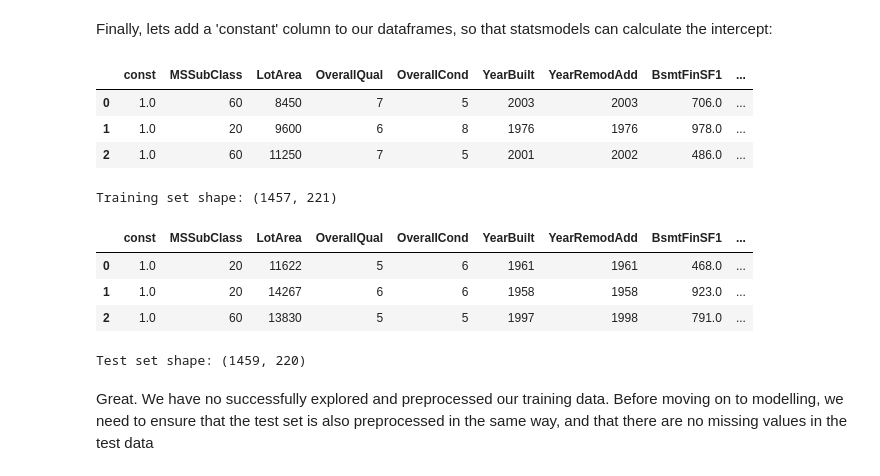
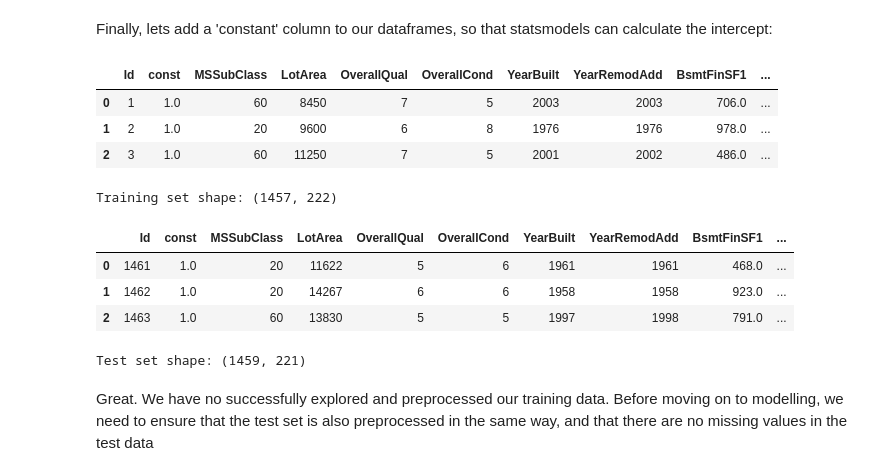
Before and after one commit to arikatz123/house-prices-ml, a Jupyter notebook: notebooks/dataexploration_01.ipynb, the cells around one changed output. Drawn from its saved outputs; the diff is of its cells as text; code cells hidden in the pictures.

```diff
--- a/notebooks/dataexploration_01.ipynb
+++ b/notebooks/dataexploration_01.ipynb
@@ -647,30 +647,38 @@ Finally, lets add a 'constant' column to our dataframes, so that statsmodels can
 # %%
 # Add intercept to training set
 train = sm.add_constant(train, has_constant='add')
 
 # Add intercept to test set
 test = sm.add_constant(test, has_constant='add')
 
-# We can also remove the 'Id' column, as it is not a useful feature
-train = train.drop(['Id'], axis=1)
-test = test.drop(['Id'], axis=1)
+# Rearrange columns so that ID is the first column and SalePrice is the last column
+cols = train.columns.tolist()  # Get the list of columns in the training set
+cols.insert(0, cols.pop(cols.index('Id')))  # Move 'Id' to the front
+cols.append(cols.pop(cols.index('SalePrice')))  # Move 'SalePrice' to the end
+train = train[cols]  # Reorder the training set columns
+
+# Now do the same with the test set (without SalePrice)
+cols = test.columns.tolist()  # Get the list of columns in the test set
+cols.insert(0, cols.pop(cols.index('Id')))  # Move 'Id' to the front
+test = test[cols]  # Reorder the test set columns
+
 
 display(train.head(3))
 print("Training set shape:", train.shape)  # Print the shape of the training set
 
 display(test.head(3))
 print("Test set shape:", test.shape)        # Print the shape of the test set
 # %% [output]
-|  | const | MSSubClass | LotArea | OverallQual | OverallCond | YearBuilt | YearRemodAdd | BsmtFinSF1 | ... |
-| 0 | 1.0 | 60 | 8450 | 7 | 5 | 2003 | 2003 | 706.0 | ... |
-| 1 | 1.0 | 20 | 9600 | 6 | 8 | 1976 | 1976 | 978.0 | ... |
-| 2 | 1.0 | 60 | 11250 | 7 | 5 | 2001 | 2002 | 486.0 | ... |
+|  | Id | const | MSSubClass | LotArea | OverallQual | OverallCond | YearBuilt | YearRemodAdd | BsmtFinSF1 | ... |
+| 0 | 1 | 1.0 | 60 | 8450 | 7 | 5 | 2003 | 2003 | 706.0 | ... |
+| 1 | 2 | 1.0 | 20 | 9600 | 6 | 8 | 1976 | 1976 | 978.0 | ... |
+| 2 | 3 | 1.0 | 60 | 11250 | 7 | 5 | 2001 | 2002 | 486.0 | ... |
-Training set shape: (1457, 221)
+Training set shape: (1457, 222)
-|  | const | MSSubClass | LotArea | OverallQual | OverallCond | YearBuilt | YearRemodAdd | BsmtFinSF1 | ... |
-| 0 | 1.0 | 20 | 11622 | 5 | 6 | 1961 | 1961 | 468.0 | ... |
-| 1 | 1.0 | 20 | 14267 | 6 | 6 | 1958 | 1958 | 923.0 | ... |
-| 2 | 1.0 | 60 | 13830 | 5 | 5 | 1997 | 1998 | 791.0 | ... |
+|  | Id | const | MSSubClass | LotArea | OverallQual | OverallCond | YearBuilt | YearRemodAdd | BsmtFinSF1 | ... |
+| 0 | 1461 | 1.0 | 20 | 11622 | 5 | 6 | 1961 | 1961 | 468.0 | ... |
+| 1 | 1462 | 1.0 | 20 | 14267 | 6 | 6 | 1958 | 1958 | 923.0 | ... |
+| 2 | 1463 | 1.0 | 60 | 13830 | 5 | 5 | 1997 | 1998 | 791.0 | ... |
-Test set shape: (1459, 220)
+Test set shape: (1459, 221)
 # %% [markdown]
 Great. We have no successfully explored and preprocessed our training data. Before moving on to modelling, we need to ensure that the test set is also preprocessed in the same way, and that there are no missing values in the test data
 # %% [markdown]
```
Also changed, not shown: parts of 4 cells of this notebook, 4 other files.
